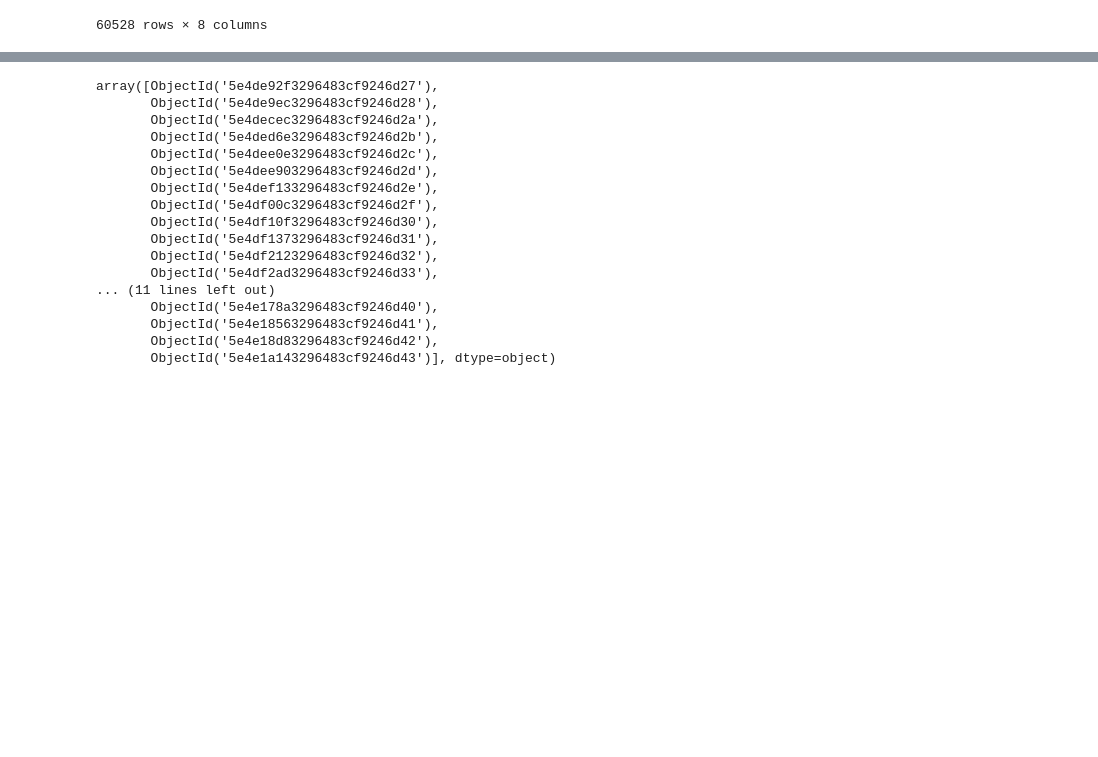
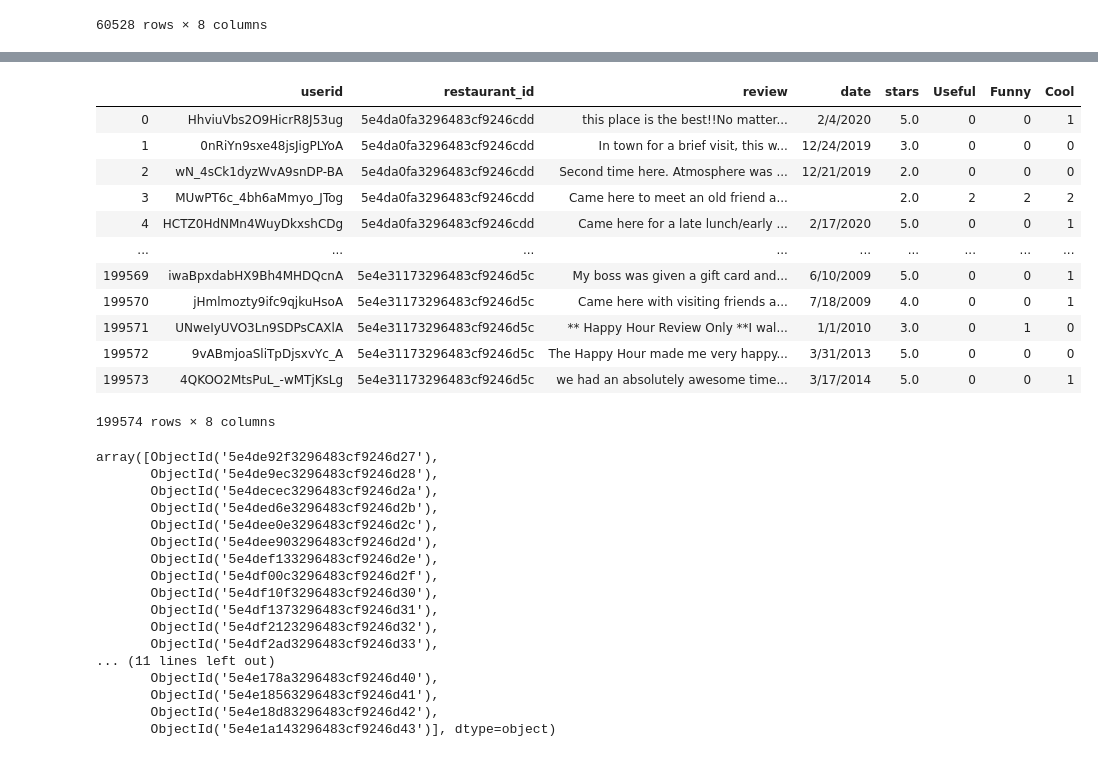
Before and after one commit to yueweng/restaurant-recommender, a Jupyter notebook: capstone_data.ipynb, the cells around one changed output, grey strips where cells are left out. Drawn from its saved outputs; the diff is of its cells as text; code cells hidden in the pictures; blank space fills up the shorter version.

Commit message:
eda on reviewers

```diff
--- a/capstone_data.ipynb
+++ b/capstone_data.ipynb
@@ -142,6 +148,22 @@ for att in reviews_att:
 
 
 reviews_df = pd.DataFrame(reviews)
+# %%
+reviews_df
+# %% [output]
+|  | userid | restaurant_id | review | date | stars | Useful | Funny | Cool |
+| 0 | HhviuVbs2O9HicrR8J53ug | 5e4da0fa3296483cf9246cdd | this place is the best!!No matter... | 2/4/2020 | 5.0 | 0 | 0 | 1 |
+| 1 | 0nRiYn9sxe48jsJigPLYoA | 5e4da0fa3296483cf9246cdd | In town for a brief visit, this w... | 12/24/2019 | 3.0 | 0 | 0 | 0 |
+| 2 | wN_4sCk1dyzWvA9snDP-BA | 5e4da0fa3296483cf9246cdd | Second time here. Atmosphere was ... | 12/21/2019 | 2.0 | 0 | 0 | 0 |
+| 3 | MUwPT6c_4bh6aMmyo_JTog | 5e4da0fa3296483cf9246cdd | Came here to meet an old friend a... |  | 2.0 | 2 | 2 | 2 |
+| 4 | HCTZ0HdNMn4WuyDkxshCDg | 5e4da0fa3296483cf9246cdd | Came here for a late lunch/early ... | 2/17/2020 | 5.0 | 0 | 0 | 1 |
+| ... | ... | ... | ... | ... | ... | ... | ... | ... |
+| 199569 | iwaBpxdabHX9Bh4MHDQcnA | 5e4e31173296483cf9246d5c | My boss was given a gift card and... | 6/10/2009 | 5.0 | 0 | 0 | 1 |
+| 199570 | jHmlmozty9ifc9qjkuHsoA | 5e4e31173296483cf9246d5c | Came here with visiting friends a... | 7/18/2009 | 4.0 | 0 | 0 | 1 |
+| 199571 | UNweIyUVO3Ln9SDPsCAXlA | 5e4e31173296483cf9246d5c | ** Happy Hour Review Only **I wal... | 1/1/2010 | 3.0 | 0 | 1 | 0 |
+| 199572 | 9vABmjoaSliTpDjsxvYc_A | 5e4e31173296483cf9246d5c | The Happy Hour made me very happy... | 3/31/2013 | 5.0 | 0 | 0 | 0 |
+| 199573 | 4QKOO2MtsPuL_-wMTjKsLg | 5e4e31173296483cf9246d5c | we had an absolutely awesome time... | 3/17/2014 | 5.0 | 0 | 0 | 1 |
+199574 rows × 8 columns
 # %%
 reviews_df[reviews_df['stars'] == 0]['restaurant_id'].unique()
 # %% [output]
```
Also changed, not shown: parts of 6 cells of this notebook, 9 other files.
